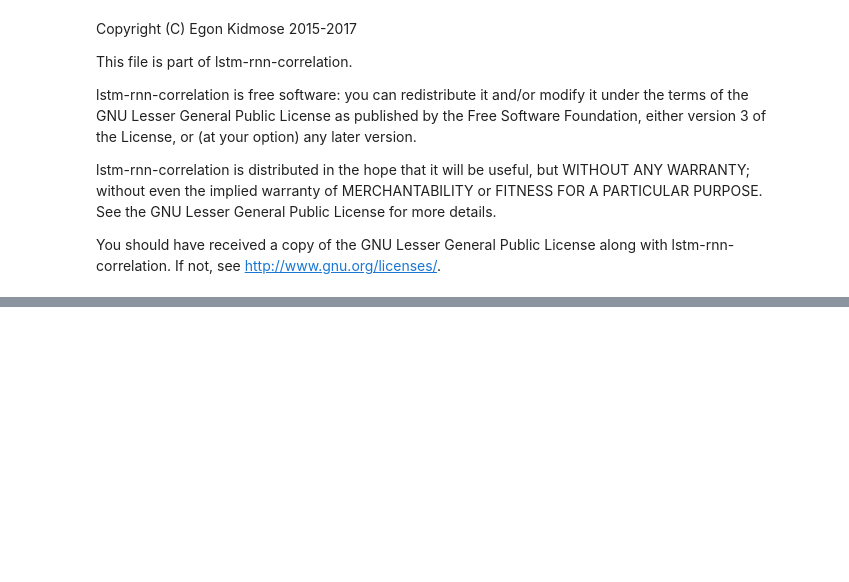
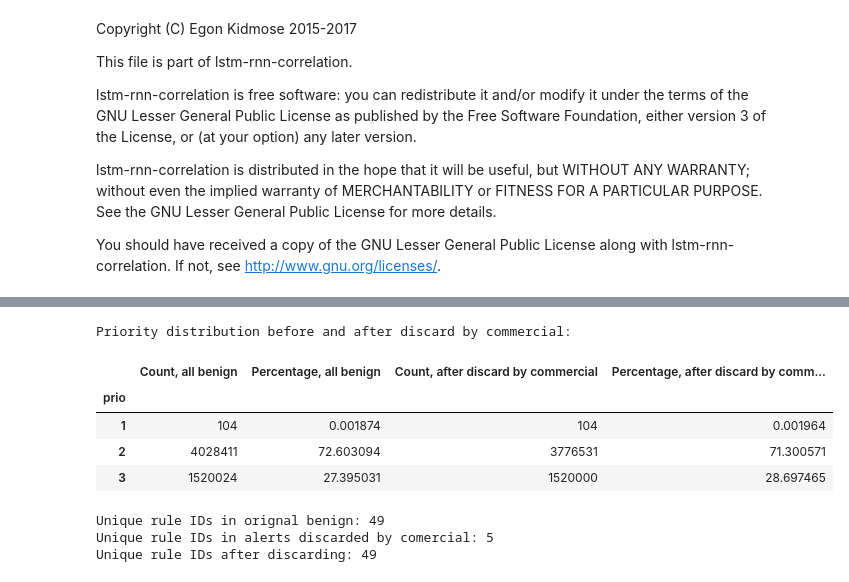
Before and after one commit to kidmose/lstm-rnn-correlation, a Jupyter notebook: alert-merging-pandas.ipynb, the cells around one changed output, grey strips where cells are left out. Drawn from its saved outputs; the diff is of its cells as text; code cells hidden in the pictures; blank space fills up the shorter version.

```diff
--- a/alert-merging-pandas.ipynb
+++ b/alert-merging-pandas.ipynb
@@ -62,5 +79,3 @@ data = data_tmp
-# %%
-data = data_tmp
 # %%
 difficult_ips = [
     '94.63.149.152',
@@ -167,0 +236,23 @@ for l in np.concatenate([
+# %%
+def srcip_or_dstip_in_row(row, ip_list):
+    return row['srcip'] in ip_list or \
+        row['dstip'] in ip_list
+
+test_srcip = '94.63.149.152'
+test_dstip ='147.32.84.165'
+test_row = pd.Series({'srcip':test_srcip, 'dstip':test_dstip})
+assert srcip_or_dstip_in_row(test_row, [test_srcip])
+assert srcip_or_dstip_in_row(test_row, [test_dstip])
+assert srcip_or_dstip_in_row(test_row, [test_srcip, test_srcip])
+assert not srcip_or_dstip_in_row(test_row, list())
+# %%
+with open('data/own-recordings/commercial-discard-ips.csv') as f:
+    ips_discard_commercial = f.readlines()
+    ips_discard_commercial = map(str.strip, ips_discard_commercial)
+
+idx_disc_com = data.apply(
+    lambda row : srcip_or_dstip_in_row(row, ips_discard_commercial),
+    axis=1,
+)
+
+assert data[((data['incident']!='benign') & (idx_disc_com))].size == 0, "non-benign should not be discarded"
@@ -167,0 +263,36 @@ for l in np.concatenate([
+# %%
+print('Priority distribution before and after discard by commercial:')
+disc_com_prio_size = data[idx_benign & (idx_disc_com == False)].groupby('prio').size()
+pd.concat(
+    [
+        benign_prio_size.rename('Count, all benign'),
+        (benign_prio_size/benign_prio_size.sum()*100).rename('Percentage, all benign'),
+        disc_com_prio_size.rename('Count, after discard by commercial'),
+        (disc_com_prio_size/disc_com_prio_size.sum()*100).rename('Percentage, after discard by commercial'),
+    ],
+    axis=1,
+)
+# %% [output]
+Priority distribution before and after discard by commercial:
+|  | Count, all benign | Percentage, all benign | Count, after discard by commercial | Percentage, after discard by comm... |
+| prio |  |  |  |  |
+| 1 | 104 | 0.001874 | 104 | 0.001964 |
+| 2 | 4028411 | 72.603094 | 3776531 | 71.300571 |
+| 3 | 1520024 | 27.395031 | 1520000 | 28.697465 |
+# %%
+print(
+    "Unique rule IDs in orignal benign: %d" %
+    data[idx_benign].groupby('rid').size().size
+)
+print(
+    "Unique rule IDs in alerts discarded by comercial: %d" %
+    data[idx_benign & idx_disc_com].groupby('rid').size().size
+)
+print(
+    "Unique rule IDs after discarding: %d" %
+    data[idx_benign & (idx_disc_com == False)].groupby('rid').size().size
+)
+# %% [output]
+Unique rule IDs in orignal benign: 49
+Unique rule IDs in alerts discarded by comercial: 5
+Unique rule IDs after discarding: 49
```
Also changed, not shown: parts of 30 cells of this notebook, 1 other file.
